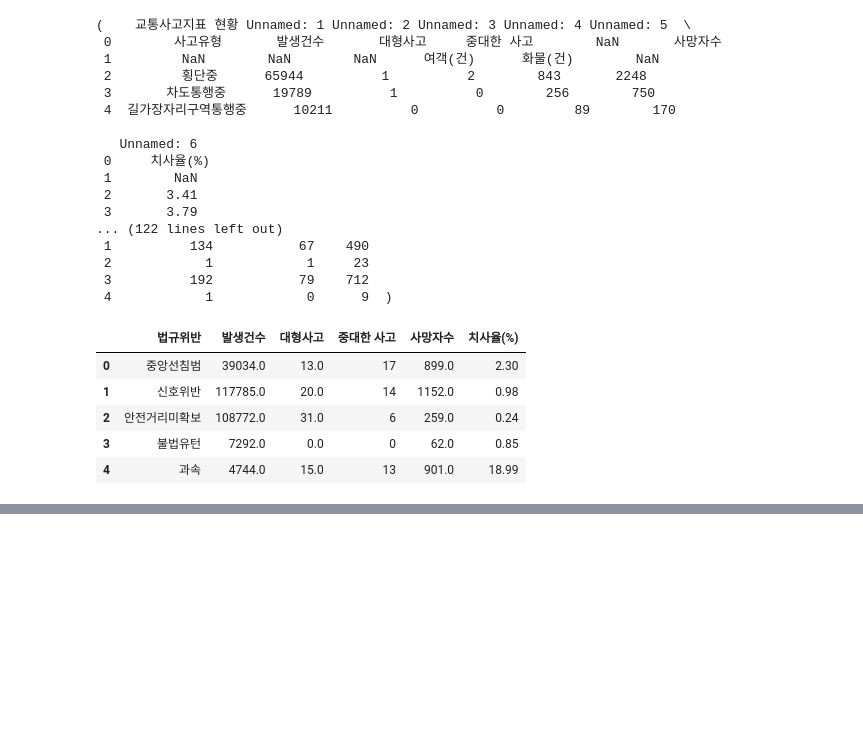
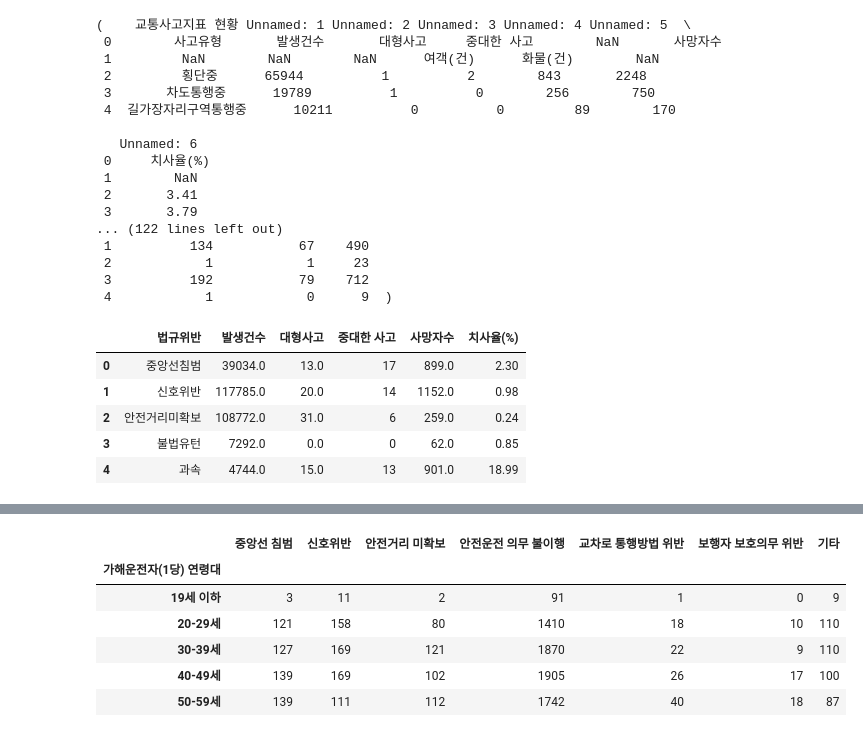
Before and after one commit to bbbbbin2/2025_BigData, a Jupyter notebook: 전처리.ipynb, the cells around one changed output, grey strips where cells are left out. Drawn from its saved outputs; the diff is of its cells as text; code cells hidden in the pictures; blank space fills up the shorter version.

```diff
--- a/전처리.ipynb
+++ b/전처리.ipynb
@@ -281,18 +477,34 @@ df_cargo_dead_top = df_cargo_grouped.sort_values("사망자수", ascending=False
 # %%
-# 연령대 × 사고원인 히트맵 데이터
-df = clean_two_header(df_alcohol3)
+# df_alcohol3 데이터 전처리: 연령대별 × 사고원인 히트맵 데이터 준비
 
+df = clean_two_header(df_alcohol3) # 헤더 정리
+
+# '연도'가 '사고[건]'인 데이터 필터링 후 '가해운전자(1당) 연령대'에서 '합계' 값 제거
 df_accident = (
     df.pipe(filter_eq, "연도", "사고[건]")
       .pipe(drop_values, "가해운전자(1당) 연령대")
 )
 
+# 사고 원인 컬럼 목록 정의
 cause_cols = [
     "중앙선 침범", "신호위반", "안전거리 미확보",
     "안전운전 의무 불이행", "교차로 통행방법 위반",
     "보행자 보호의무 위반", "기타"
 ]
 
+# 히트맵 생성을 위한 데이터프레임 준비: 연령대별 사고 원인 데이터 선택
 df_heat = df_accident[["가해운전자(1당) 연령대"] + cause_cols]
+# 사고 원인 컬럼들을 정수형으로 변환
 df_heat = to_int(df_heat, cause_cols)
+# '가해운전자(1당) 연령대'를 인덱스로 설정
 df_heat = df_heat.set_index("가해운전자(1당) 연령대")
+
+df_heat.head()
+# %% [output]
+|  | 중앙선 침범 | 신호위반 | 안전거리 미확보 | 안전운전 의무 불이행 | 교차로 통행방법 위반 | 보행자 보호의무 위반 | 기타 |
+| 가해운전자(1당) 연령대 |  |  |  |  |  |  |  |
+| 19세 이하 | 3 | 11 | 2 | 91 | 1 | 0 | 9 |
+| 20-29세 | 121 | 158 | 80 | 1410 | 18 | 10 | 110 |
+| 30-39세 | 127 | 169 | 121 | 1870 | 22 | 9 | 110 |
+| 40-49세 | 139 | 169 | 102 | 1905 | 26 | 17 | 100 |
+| 50-59세 | 139 | 111 | 112 | 1742 | 40 | 18 | 87 |
```
Also changed, not shown: parts of 18 cells of this notebook.
